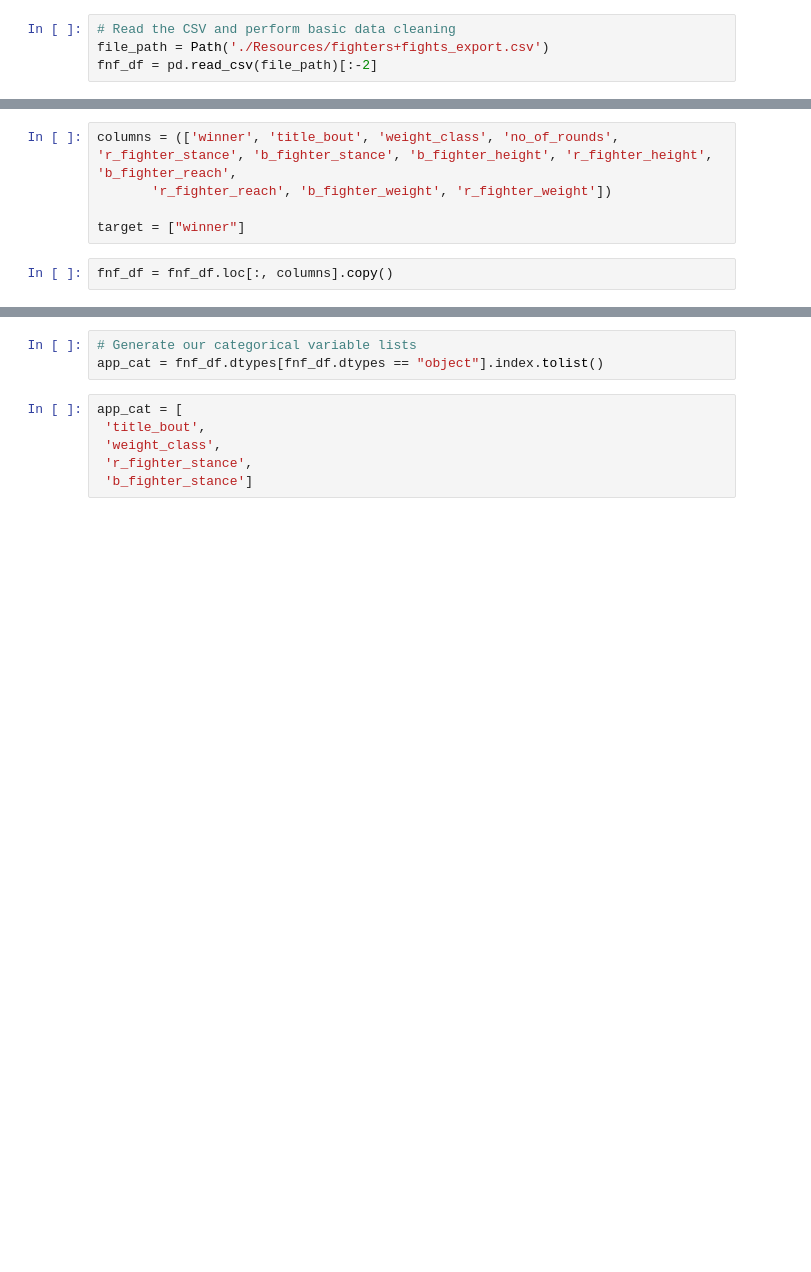
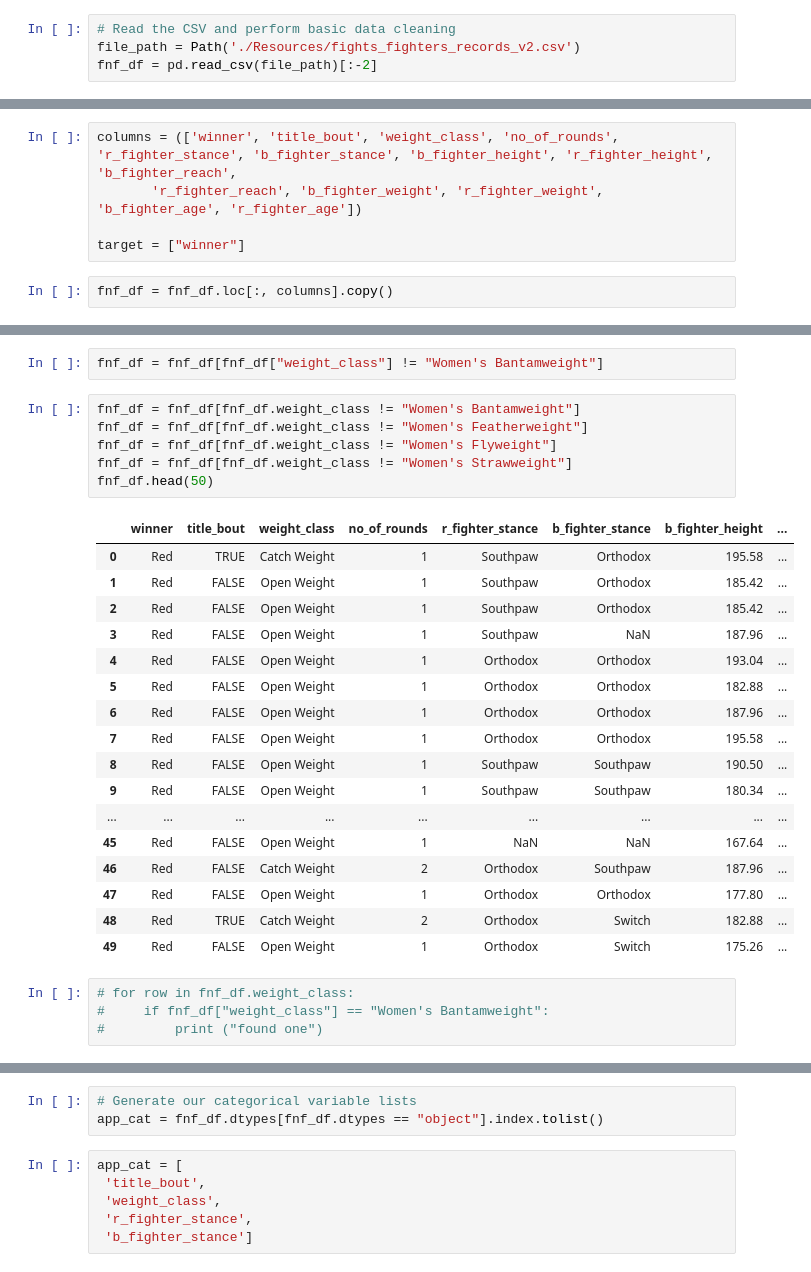
Before and after one commit to jasonatoledo/JEERS_Final_Project, a Jupyter notebook: ml_first_draft.ipynb, the cells around one changed output, grey strips where cells are left out. Drawn from its saved outputs; the diff is of its cells as text; blank space fills up the shorter version.

```diff
--- a/ml_first_draft.ipynb
+++ b/ml_first_draft.ipynb
@@ -15,7 +15,7 @@ from imblearn.metrics import classification_report_imbalanced
 from sklearn.model_selection import train_test_split
 # %%
 # Read the CSV and perform basic data cleaning
-file_path = Path('./Resources/fighters+fights_export.csv')
+file_path = Path('./Resources/fights_fighters_records_v2.csv')
 fnf_df = pd.read_csv(file_path)[:-2]
 # %%
 fnf_df.columns
@@ -28,7 +41,7 @@ Index(['fight_id', 'winner', 'title_bout', 'weight_class', 'no_of_rounds',
       dtype='object')
 # %%
 columns = (['winner', 'title_bout', 'weight_class', 'no_of_rounds', 'r_fighter_stance', 'b_fighter_stance', 'b_fighter_height', 'r_fighter_height', 'b_fighter_reach',
-       'r_fighter_reach', 'b_fighter_weight', 'r_fighter_weight'])
+       'r_fighter_reach', 'b_fighter_weight', 'r_fighter_weight', 'b_fighter_age', 'r_fighter_age'])
 
 target = ["winner"]
 # %%
@@ -52,2 +49,32 @@ fnf_df
+# %%
+fnf_df = fnf_df[fnf_df["weight_class"] != "Women's Bantamweight"]
+# %%
+fnf_df = fnf_df[fnf_df.weight_class != "Women's Bantamweight"]
+fnf_df = fnf_df[fnf_df.weight_class != "Women's Featherweight"]
+fnf_df = fnf_df[fnf_df.weight_class != "Women's Flyweight"]
+fnf_df = fnf_df[fnf_df.weight_class != "Women's Strawweight"]
+fnf_df.head(50)
+# %% [output]
+|  | winner | title_bout | weight_class | no_of_rounds | r_fighter_stance | b_fighter_stance | b_fighter_height | ... |
+| 0 | Red | TRUE | Catch Weight | 1 | Southpaw | Orthodox | 195.58 | ... |
+| 1 | Red | FALSE | Open Weight | 1 | Southpaw | Orthodox | 185.42 | ... |
+| 2 | Red | FALSE | Open Weight | 1 | Southpaw | Orthodox | 185.42 | ... |
+| 3 | Red | FALSE | Open Weight | 1 | Southpaw | NaN | 187.96 | ... |
+| 4 | Red | FALSE | Open Weight | 1 | Orthodox | Orthodox | 193.04 | ... |
+| 5 | Red | FALSE | Open Weight | 1 | Orthodox | Orthodox | 182.88 | ... |
+| 6 | Red | FALSE | Open Weight | 1 | Orthodox | Orthodox | 187.96 | ... |
+| 7 | Red | FALSE | Open Weight | 1 | Orthodox | Orthodox | 195.58 | ... |
+| 8 | Red | FALSE | Open Weight | 1 | Southpaw | Southpaw | 190.50 | ... |
+| 9 | Red | FALSE | Open Weight | 1 | Southpaw | Southpaw | 180.34 | ... |
+| ... | ... | ... | ... | ... | ... | ... | ... | ... |
+| 45 | Red | FALSE | Open Weight | 1 | NaN | NaN | 167.64 | ... |
+| 46 | Red | FALSE | Catch Weight | 2 | Orthodox | Southpaw | 187.96 | ... |
+| 47 | Red | FALSE | Open Weight | 1 | Orthodox | Orthodox | 177.80 | ... |
+| 48 | Red | TRUE | Catch Weight | 2 | Orthodox | Switch | 182.88 | ... |
+| 49 | Red | FALSE | Open Weight | 1 | Orthodox | Switch | 175.26 | ... |
+# %%
+# for row in fnf_df.weight_class:
+#     if fnf_df["weight_class"] == "Women's Bantamweight":
+#         print ("found one")
 # %%
 fnf_df.isnull().sum()
```
Also changed, not shown: parts of 26 cells of this notebook, 1 other file.
